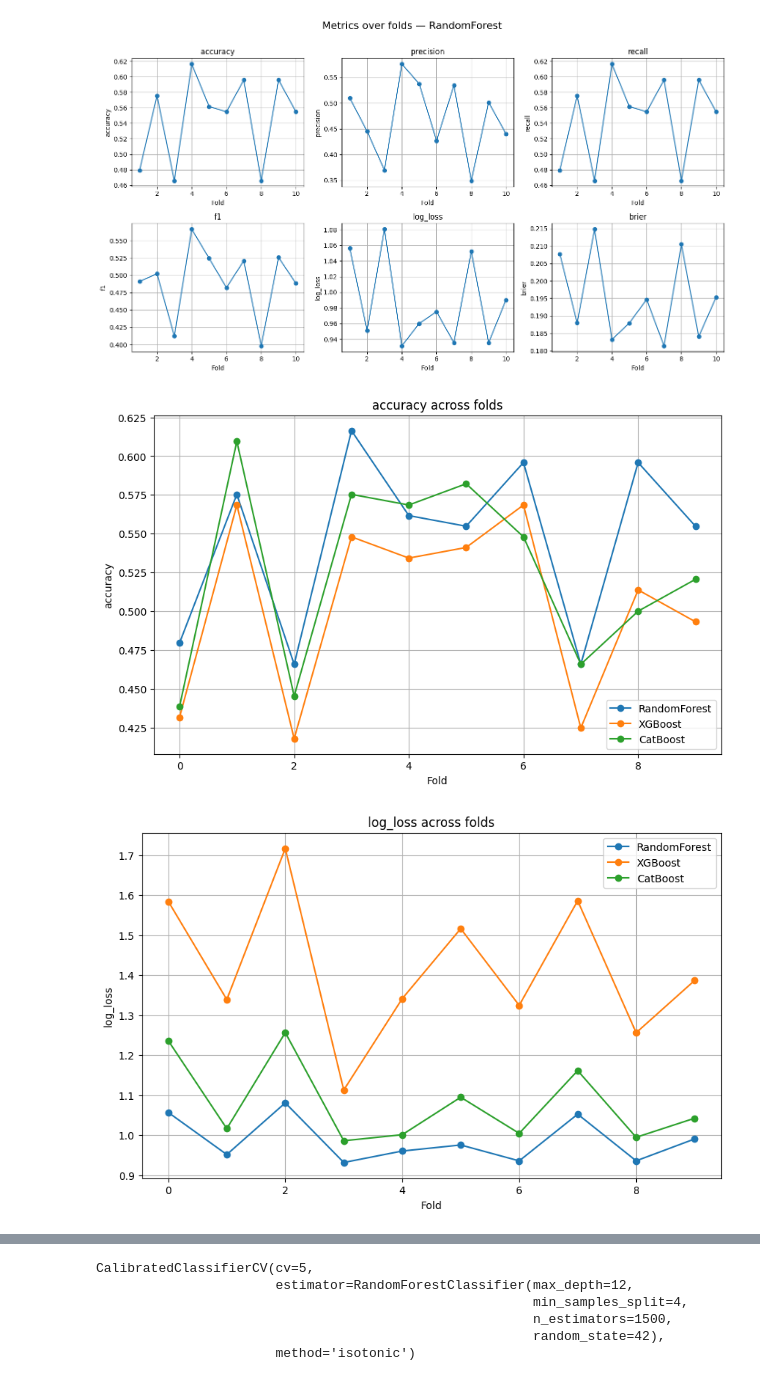
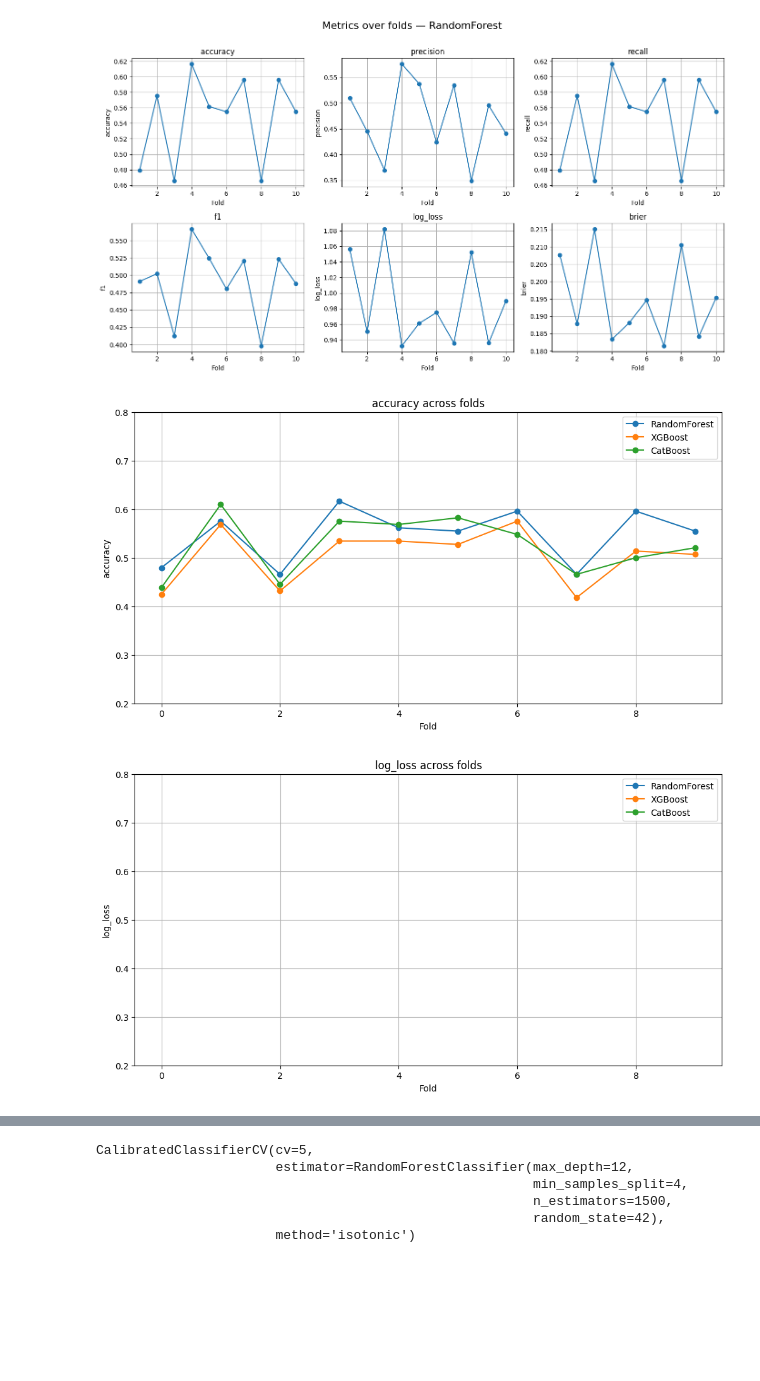
Before and after one commit to ejcalvillo/ai_sports_analytics, a Jupyter notebook: Notebooks/Advanced/FINALMODELS.ipynb, the cells around one changed output, grey strips where cells are left out. Cells and saved outputs as stored; diff of their text form; code cells hidden in the pictures; blank space fills up the shorter version.

Commit message:
visualizations

```diff
--- a/Notebooks/Advanced/FINALMODELS.ipynb
+++ b/Notebooks/Advanced/FINALMODELS.ipynb
@@ -120,7 +120,7 @@ def evaluate_model(model, X_train, X_test, y_train, y_test, name="Model"):
     ))
 
     # # --- Confusion Matrix ---
-    # cm = confusion_matrix(y_test, preds)
+    cm = confusion_matrix(y_test, preds)
     # plt.figure(figsize=(6, 4))
     # sns.heatmap(
     #     cm, annot=True, fmt='d',
@@ -139,7 +139,7 @@ def evaluate_model(model, X_train, X_test, y_train, y_test, name="Model"):
             "f1": f1,
             "log_loss": ll,
             "brier": brier,
-            # "confusion_matrix": cm
+            "confusion_matrix": cm
         }
     return metrics
 # %%
@@ -346,22 +390,23 @@ plot_metrics_over_folds(results["RandomForest"], "RandomForest")
 [figure]
 # %%
 def compare_models_metrics(results, metric):
-    plt.figure(figsize=(10,6))
+    plt.figure(figsize=(12,6))
 
     for model_name, model_results in results.items():
         df = pd.DataFrame(model_results)
         plt.plot(df[metric], marker='o', label=model_name)
 
     plt.title(f"{metric} across folds")
+    plt.ylim(0.2, 0.8)
     plt.xlabel("Fold")
     plt.ylabel(metric)
     plt.legend()
     plt.grid(True)
     plt.show()
 
 compare_models_metrics(results, "accuracy")
 compare_models_metrics(results, "log_loss")
 compare_models_metrics(results, "brier")
 # %% [output]
-[figure, old version]
+[figure, new version]
-[figure, old version]
+[figure, new version]
```
Also changed, not shown: parts of 15 cells of this notebook, 3 other files.
